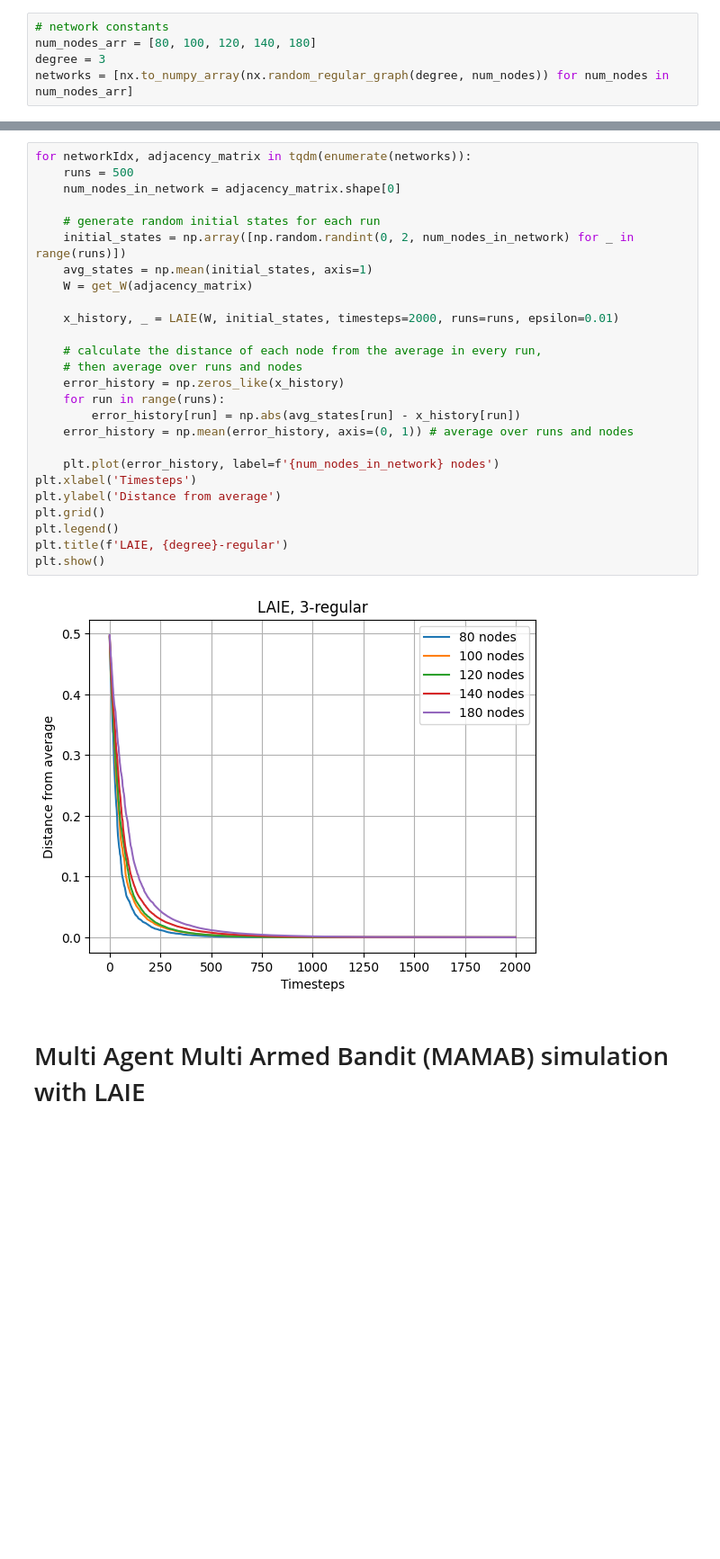
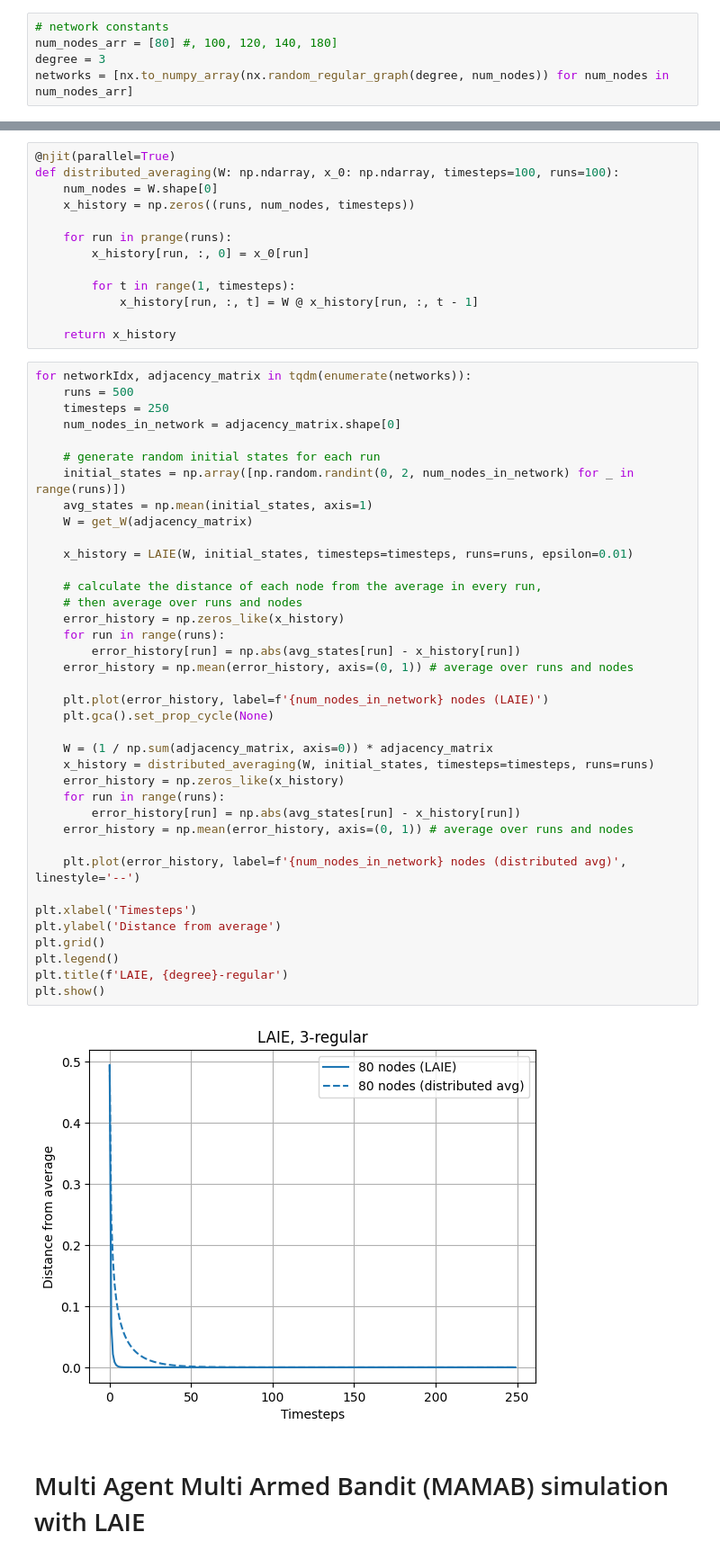
Before and after one commit to mokotturu/mamab-jit, a Jupyter notebook: laie.ipynb, the cells around one changed output, grey strips where cells are left out. Shown: that part at 90% size. Cells and saved outputs as stored; diff of their text form; blank space fills up the shorter version.

Commit message:
more laie + cuda

```diff
--- a/laie.ipynb
+++ b/laie.ipynb
@@ -6,7 +6,7 @@ from numba import njit, prange
 from tqdm import tqdm
 # %%
 # network constants
-num_nodes_arr = [80, 100, 120, 140, 180]
+num_nodes_arr = [80] #, 100, 120, 140, 180]
 degree = 3
 networks = [nx.to_numpy_array(nx.random_regular_graph(degree, num_nodes)) for num_nodes in num_nodes_arr]
 # %% [markdown]
@@ -70,31 +62,56 @@ def get_W(adjacency_matrix: np.ndarray) -> np.ndarray:
+# %%
+@njit(parallel=True)
+def distributed_averaging(W: np.ndarray, x_0: np.ndarray, timesteps=100, runs=100):
+	num_nodes = W.shape[0]
+	x_history = np.zeros((runs, num_nodes, timesteps))
+
+	for run in prange(runs):
+		x_history[run, :, 0] = x_0[run]
+
+		for t in range(1, timesteps):
+			x_history[run, :, t] = W @ x_history[run, :, t - 1]
+
+	return x_history
 # %%
 for networkIdx, adjacency_matrix in tqdm(enumerate(networks)):
 	runs = 500
+	timesteps = 250
 	num_nodes_in_network = adjacency_matrix.shape[0]
 
 	# generate random initial states for each run
 	initial_states = np.array([np.random.randint(0, 2, num_nodes_in_network) for _ in range(runs)])
 	avg_states = np.mean(initial_states, axis=1)
 	W = get_W(adjacency_matrix)
 
-	x_history, _ = LAIE(W, initial_states, timesteps=2000, runs=runs, epsilon=0.01)
+	x_history = LAIE(W, initial_states, timesteps=timesteps, runs=runs, epsilon=0.01)
 
 	# calculate the distance of each node from the average in every run,
 	# then average over runs and nodes
 	error_history = np.zeros_like(x_history)
 	for run in range(runs):
 		error_history[run] = np.abs(avg_states[run] - x_history[run])
 	error_history = np.mean(error_history, axis=(0, 1)) # average over runs and nodes
 
-	plt.plot(error_history, label=f'{num_nodes_in_network} nodes')
+	plt.plot(error_history, label=f'{num_nodes_in_network} nodes (LAIE)')
+	plt.gca().set_prop_cycle(None)
+
+	W = (1 / np.sum(adjacency_matrix, axis=0)) * adjacency_matrix
+	x_history = distributed_averaging(W, initial_states, timesteps=timesteps, runs=runs)
+	error_history = np.zeros_like(x_history)
+	for run in range(runs):
+		error_history[run] = np.abs(avg_states[run] - x_history[run])
+	error_history = np.mean(error_history, axis=(0, 1)) # average over runs and nodes
+
+	plt.plot(error_history, label=f'{num_nodes_in_network} nodes (distributed avg)', linestyle='--')
+
 plt.xlabel('Timesteps')
 plt.ylabel('Distance from average')
 plt.grid()
 plt.legend()
 plt.title(f'LAIE, {degree}-regular')
 plt.show()
 # %% [output]
-[figure, old version]
+[figure, new version]
 # %% [markdown]
 # Multi Agent Multi Armed Bandit (MAMAB) simulation with LAIE
 # %%
```
Also changed, not shown: parts of 12 cells of this notebook, 12 other files.
